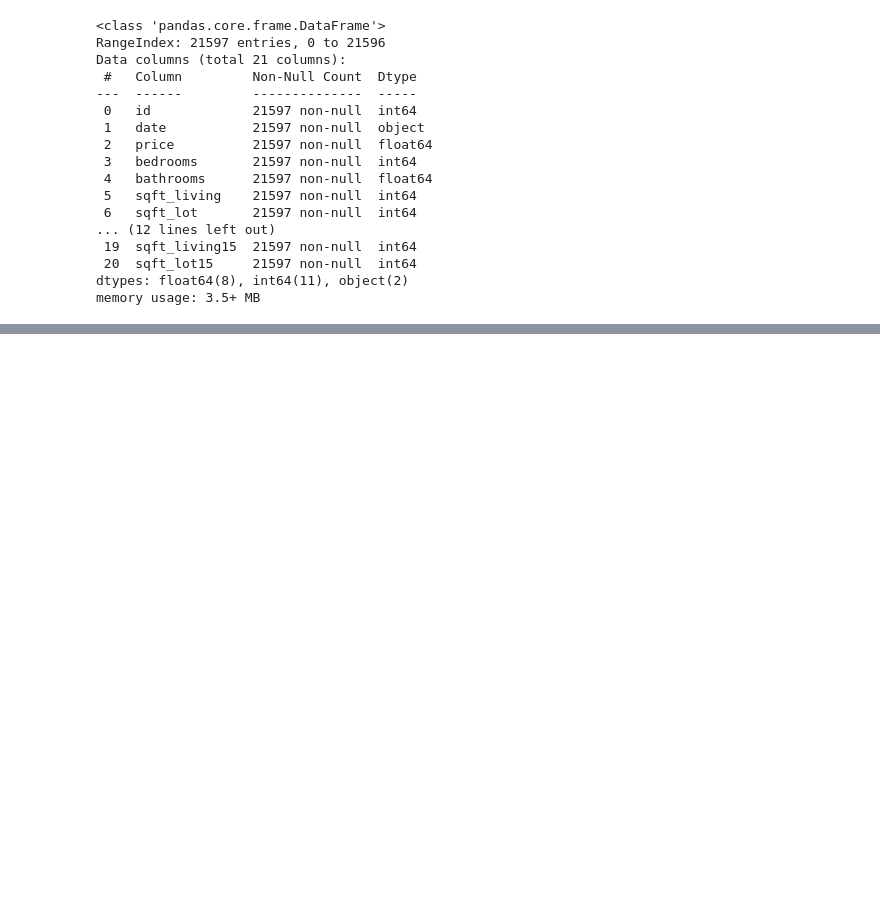
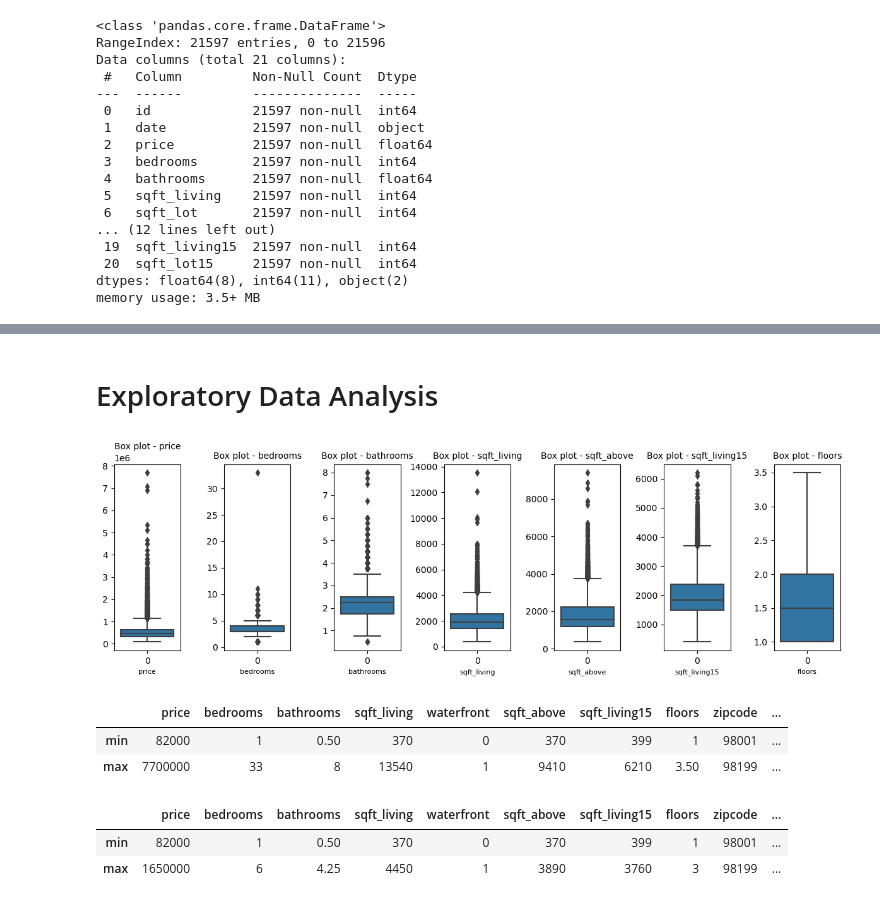
Before and after one commit to bourzat/group-2-phase-2-project, a Jupyter notebook: notebooks/Robert.ipynb, the cells around one changed output, grey strips where cells are left out. Saved outputs shown, nothing was run; the diff lists cells and outputs as text; code cells hidden in the pictures; blank space fills up the shorter version.

```diff
--- a/notebooks/Robert.ipynb
+++ b/notebooks/Robert.ipynb
@@ -83,0 +185,5 @@ data.describe()
+# %%
+#Dropping the missing values in waterfront, yr_renovated and view columns
+data.dropna(subset = ["waterfront"], inplace = True)
+data.dropna(subset = ["yr_renovated"], inplace = True)
+data.dropna(subset = ["view"], inplace = True)
@@ -83,0 +211,5 @@ data.describe()
+# %%
+# Reindexing after dropping and removing the missing values
+data.reset_index(drop=True, inplace=True)
+#Checking for the columns of the dataframe
+data.columns
@@ -83,0 +286,4 @@ data.describe()
+# %%
+# A copy of the data frame with the features that we are working with
+data_subset = data[[ 'price', 'bedrooms', 'bathrooms', 'sqft_living',  'waterfront','sqft_above','sqft_living15',"floors",'zipcode','date']].copy()
+data_subset
@@ -83,0 +304,5 @@ data.describe()
+# %%
+#Setting Custom Display Format
+pd.options.display.float_format = lambda x : '{:.0f}'.format(x) if int(x) == x else '{:,.2f}'.format(x)
+data_subset['year'] = pd.DatetimeIndex(data_subset['date']).year
+data_subset.drop("date",axis = 1,inplace =True)
@@ -83,0 +323,32 @@ data.describe()
+# %% [markdown]
+# Exploratory Data Analysis
+# %%
+# Plotting box plots to check wether we have outliers in the data set
+#Columns for our box plots
+columns = ['price', 'bedrooms', 'bathrooms', 'sqft_living', 'sqft_above', 'sqft_living15','floors']
+
+# Create subplots
+fig, axes = plt.subplots(nrows=1, ncols=len(columns), figsize=(12, 4))
+
+# Generate box plots for each column
+for i, column in enumerate(columns):
+    sns.boxplot(data=data_subset[column], ax=axes[i])
+    axes[i].set_title(f'Box plot - {column}', fontsize=10)
+    axes[i].set_xlabel(column, fontsize=8)
+
+# Adjust the layout and spacing
+plt.tight_layout()
+
+# Display the plots
+plt.show()
+# %% [output]
+[figure, added]
+# %%
+# Statistical view to confirm the outliers plotted above
+#df.describe()
+min_max_summary = data_subset.agg(['min', 'max'])
+min_max_summary
+# %% [output]
+|  | price | bedrooms | bathrooms | sqft_living | waterfront | sqft_above | sqft_living15 | floors | zipcode | ... |
+| min | 82000 | 1 | 0.50 | 370 | 0 | 370 | 399 | 1 | 98001 | ... |
+| max | 7700000 | 33 | 8 | 13540 | 1 | 9410 | 6210 | 3.50 | 98199 | ... |
@@ -83,0 +367,9 @@ data.describe()
+# %%
+# Statistical view to recheck for outliers after cleaning
+#data_subset.describe()
+min_max_summary = data_subset.agg(['min', 'max'])
+min_max_summary
+# %% [output]
+|  | price | bedrooms | bathrooms | sqft_living | waterfront | sqft_above | sqft_living15 | floors | zipcode | ... |
+| min | 82000 | 1 | 0.50 | 370 | 0 | 370 | 399 | 1 | 98001 | ... |
+| max | 1650000 | 6 | 4.25 | 4450 | 1 | 3890 | 3760 | 3 | 98199 | ... |
```
Also changed, not shown: parts of 30 cells of this notebook.
